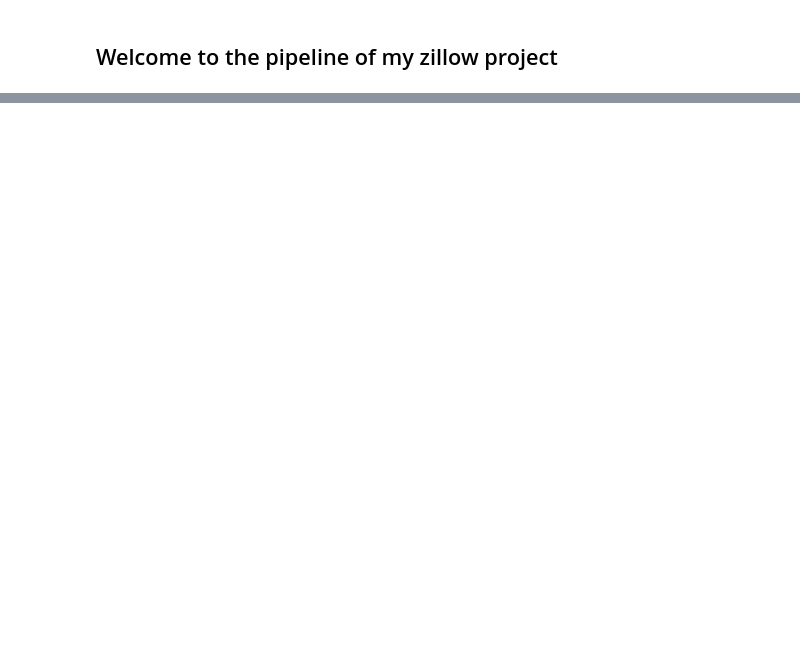
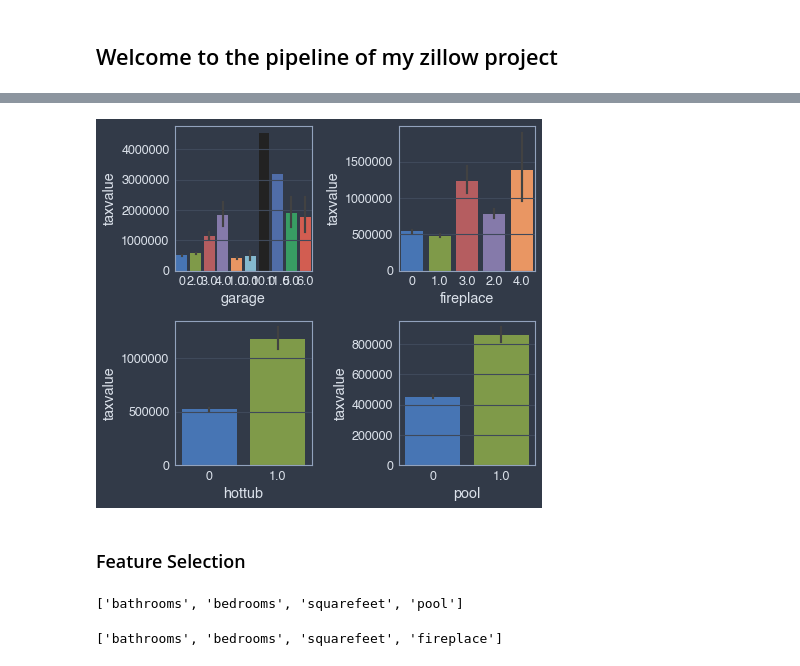
Before and after one commit to misty-garcia/zillow-project, a Jupyter notebook: the_pipeline.ipynb, the cells around one changed output, grey strips where cells are left out. Cells and saved outputs as stored; diff of their text form; code cells hidden in the pictures; blank space fills up the shorter version.

```diff
--- a/the_pipeline.ipynb
+++ b/the_pipeline.ipynb
@@ -29,0 +136,23 @@ y_test = test[["taxvalue"]]
+# %%
+plt.subplot(221)
+sns.barplot(x="garage",y="taxvalue", data=train)
+plt.subplot(222)
+sns.barplot(x="fireplace",y="taxvalue", data=train)
+plt.subplot(223)
+sns.barplot(x="hottub",y="taxvalue", data=train)
+plt.subplot(224)
+sns.barplot(x="pool",y="taxvalue", data=train)
+plt.tight_layout()
+plt.show()
+# %% [output]
+[figure, added]
+# %% [markdown]
+### Feature Selection
+# %%
+features.select_kbest_freg(X_train_scaled, y_train, 4)
+# %% [output]
+['bathrooms', 'bedrooms', 'squarefeet', 'pool']
+# %%
+features.ols_backware_elimination(X_train_scaled, y_train)
+# %% [output]
+['bathrooms', 'bedrooms', 'squarefeet', 'fireplace']
```
Also changed, not shown: parts of 24 cells of this notebook, 4 other files.
